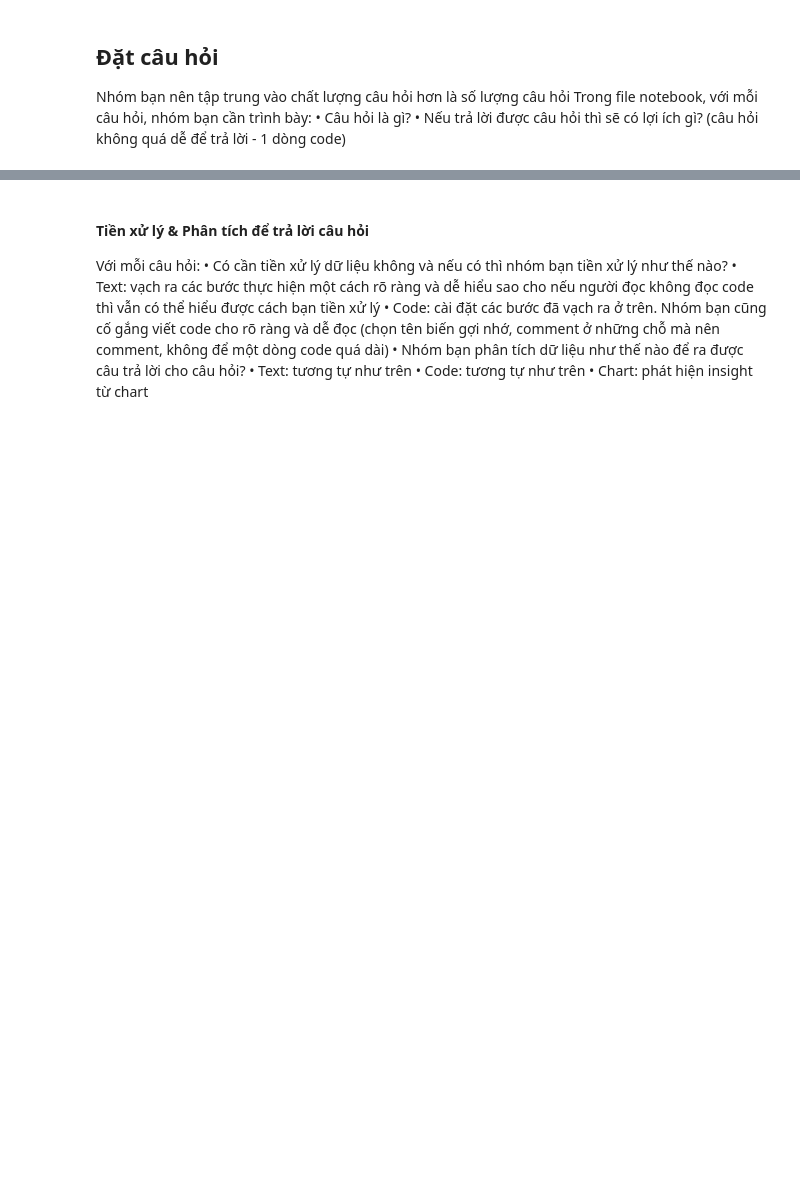
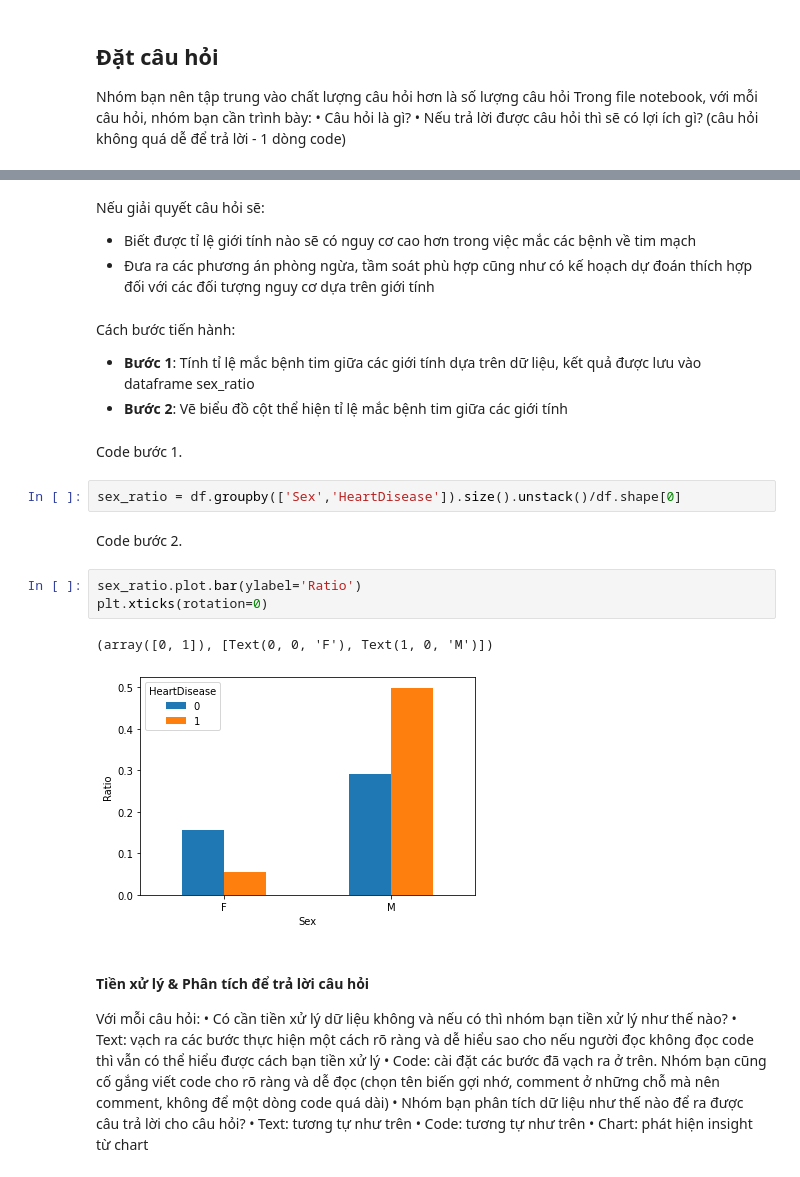
Before and after one commit to MinhVuong2000/P4DS-FinalProject, a Jupyter notebook: Final_Project.ipynb, the cells around one changed output, grey strips where cells are left out. Saved outputs shown, nothing was run; the diff lists cells and outputs as text; blank space fills up the shorter version.

```diff
--- a/Final_Project.ipynb
+++ b/Final_Project.ipynb
@@ -185,3 +187,23 @@ Trong file notebook, với mỗi câu hỏi, nhóm bạn cần trình bày:
+# %% [markdown]
+Nếu giải quyết câu hỏi sẽ:
+- Biết được tỉ lệ giới tính nào sẽ có nguy cơ cao hơn trong việc mắc các bệnh về tim mạch
+- Đưa ra các phương án phòng ngừa, tầm soát phù hợp cũng như có kế hoạch dự đoán thích hợp đối với các đối tượng nguy cơ dựa trên giới tính
+# %% [markdown]
+Cách bước tiến hành:
+- **Bước 1**: Tính tỉ lệ mắc bệnh tim giữa các giới tính dựa trên dữ liệu, kết quả được lưu vào dataframe sex_ratio
+- **Bước 2**: Vẽ biểu đồ cột thể hiện tỉ lệ mắc bệnh tim giữa các giới tính
+# %% [markdown]
+Code bước 1.
+# %%
+sex_ratio = df.groupby(['Sex','HeartDisease']).size().unstack()/df.shape[0]
+# %% [markdown]
+Code bước 2.
+# %%
+sex_ratio.plot.bar(ylabel='Ratio')
+plt.xticks(rotation=0)
+# %% [output]
+(array([0, 1]), [Text(0, 0, 'F'), Text(1, 0, 'M')])
+[figure, added]
 # %% [markdown]
 #### Tiền xử lý & Phân tích để trả lời câu hỏi
 Với mỗi câu hỏi:
```
Also changed, not shown: parts of 1 cell of this notebook.
